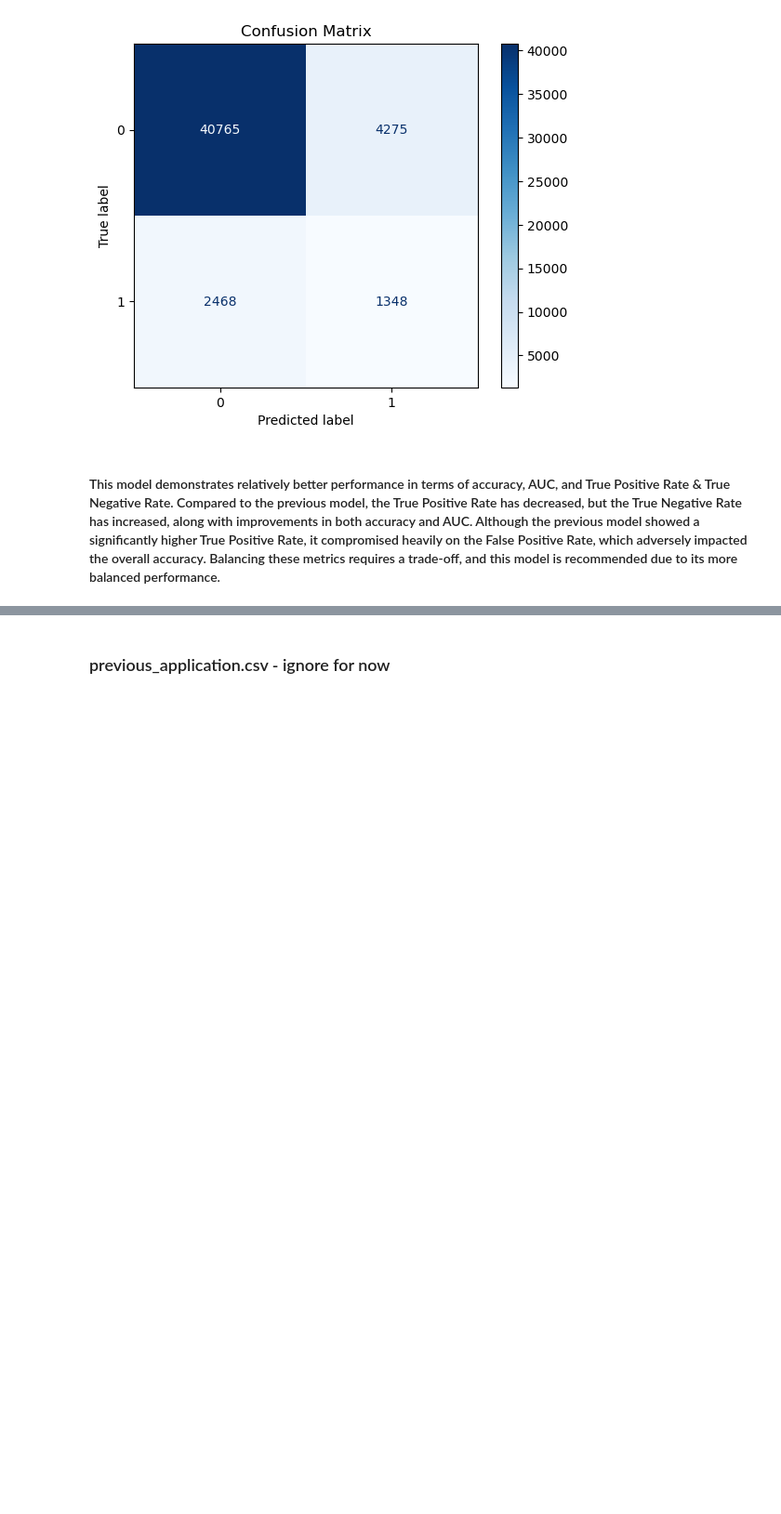
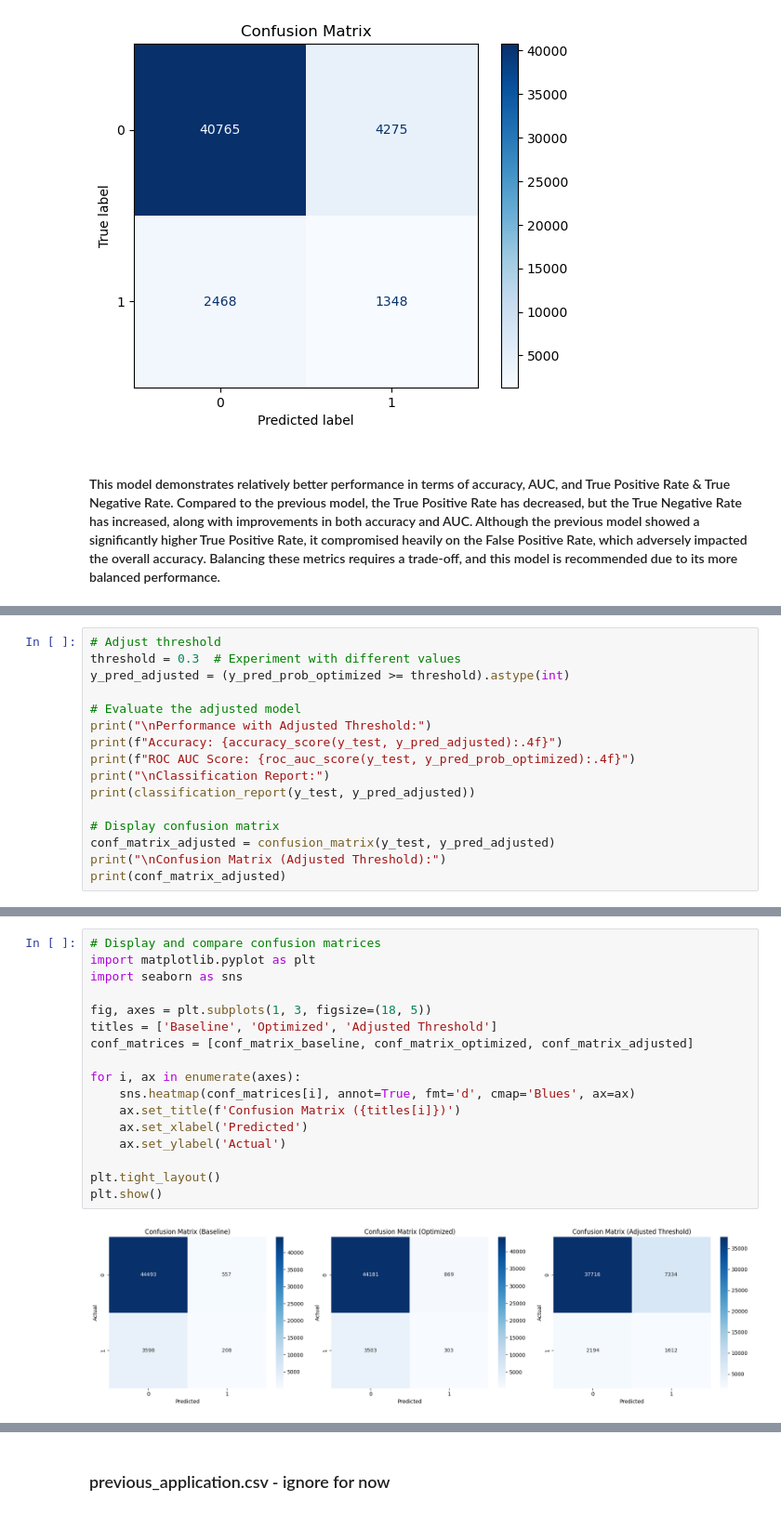
Before and after one commit to wildestdream33/Credit-Risk-Project, a Jupyter notebook: 545_Final_Project.ipynb, the cells around one changed output, grey strips where cells are left out. Shown at 93% size. Saved outputs shown, nothing was run; the diff lists cells and outputs as text; blank space fills up the shorter version.

```diff
--- a/545_Final_Project.ipynb
+++ b/545_Final_Project.ipynb
@@ -1277,0 +1439,16 @@ True Negative Rate (Specificity): 0.91
+# %%
+# Adjust threshold
+threshold = 0.3  # Experiment with different values
+y_pred_adjusted = (y_pred_prob_optimized >= threshold).astype(int)
+
+# Evaluate the adjusted model
+print("\nPerformance with Adjusted Threshold:")
+print(f"Accuracy: {accuracy_score(y_test, y_pred_adjusted):.4f}")
+print(f"ROC AUC Score: {roc_auc_score(y_test, y_pred_prob_optimized):.4f}")
+print("\nClassification Report:")
+print(classification_report(y_test, y_pred_adjusted))
+
+# Display confusion matrix
+conf_matrix_adjusted = confusion_matrix(y_test, y_pred_adjusted)
+print("\nConfusion Matrix (Adjusted Threshold):")
+print(conf_matrix_adjusted)
@@ -1277,0 +1510,19 @@ True Negative Rate (Specificity): 0.91
+# %%
+# Display and compare confusion matrices
+import matplotlib.pyplot as plt
+import seaborn as sns
+
+fig, axes = plt.subplots(1, 3, figsize=(18, 5))
+titles = ['Baseline', 'Optimized', 'Adjusted Threshold']
+conf_matrices = [conf_matrix_baseline, conf_matrix_optimized, conf_matrix_adjusted]
+
+for i, ax in enumerate(axes):
+    sns.heatmap(conf_matrices[i], annot=True, fmt='d', cmap='Blues', ax=ax)
+    ax.set_title(f'Confusion Matrix ({titles[i]})')
+    ax.set_xlabel('Predicted')
+    ax.set_ylabel('Actual')
+
+plt.tight_layout()
+plt.show()
+# %% [output]
+[figure, added]
```
Also changed, not shown: parts of 64 cells of this notebook.
